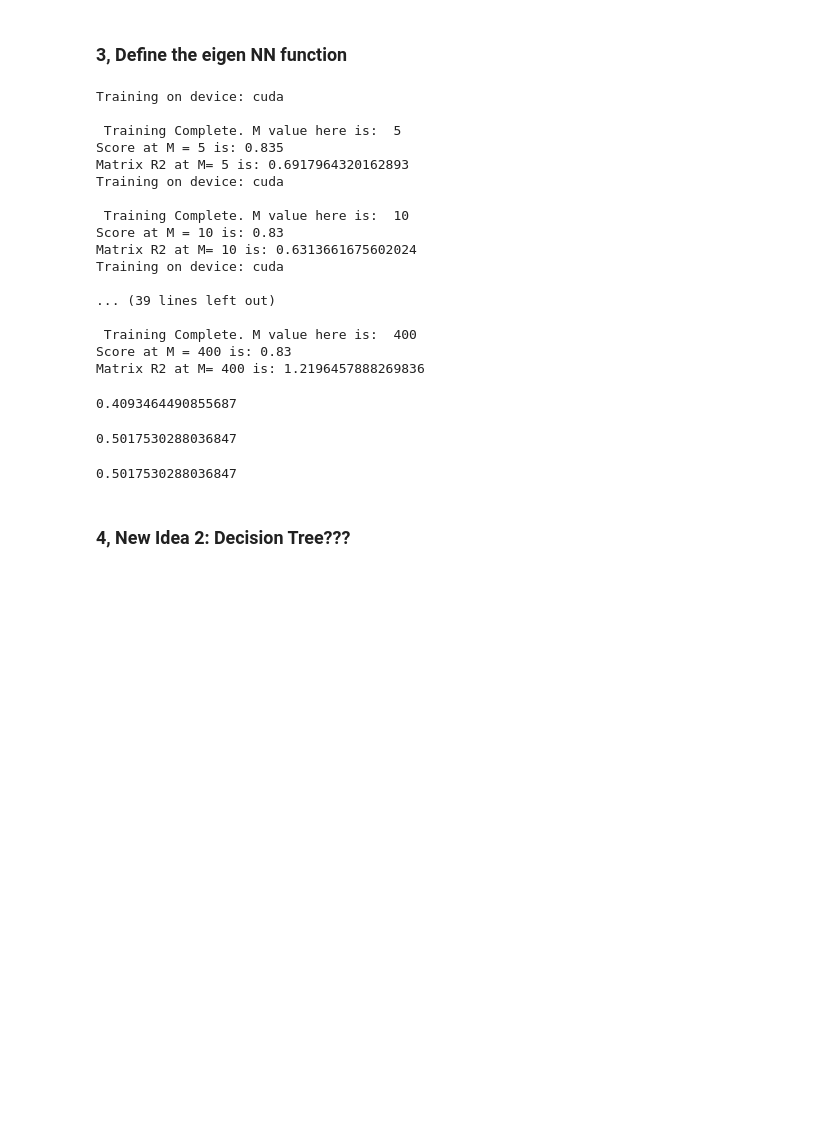
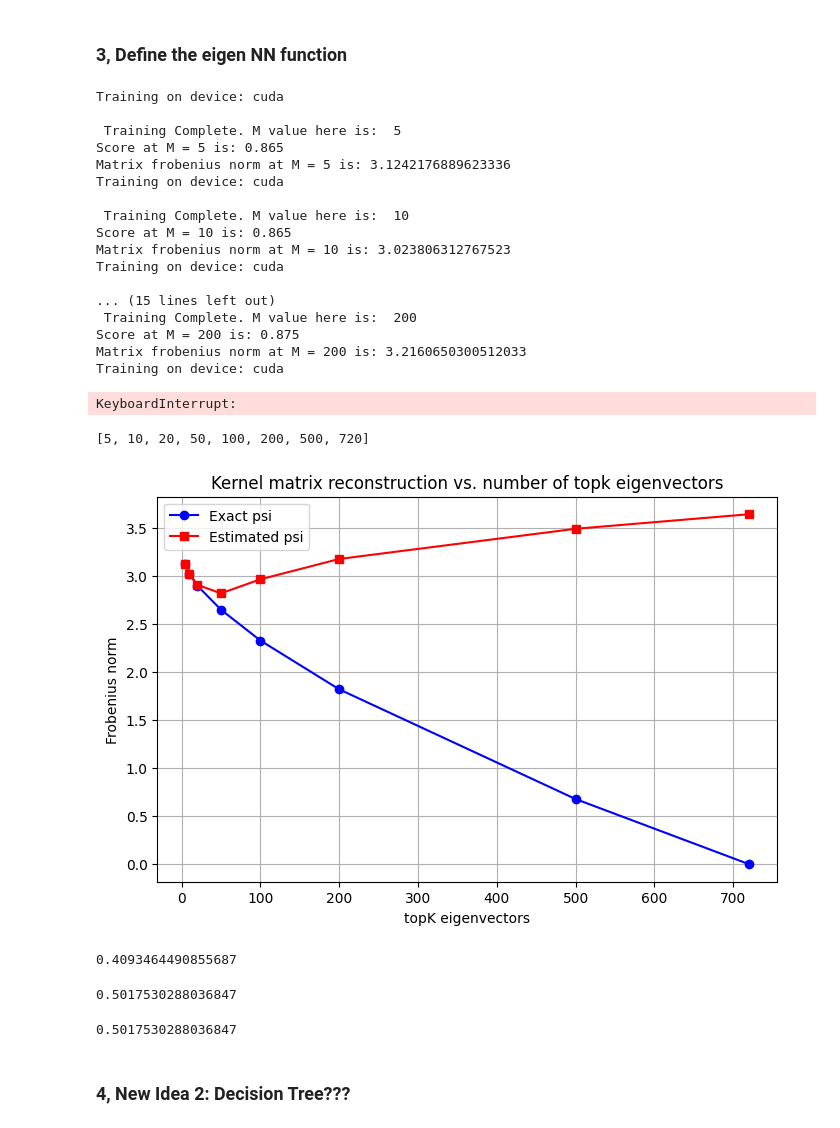
Before and after one commit to binhducvu/Soft-Decision-Tree, a Jupyter notebook: new_idea.ipynb, the cells around one changed output. Saved outputs shown, nothing was run; the diff lists cells and outputs as text; code cells hidden in the pictures; blank space fills up the shorter version.

```diff
--- a/new_idea.ipynb
+++ b/new_idea.ipynb
@@ -184,13 +185,14 @@ class eigenNN(nn.Module):
 lr = 1e-3
 batch_size = 64
 epochs = 100
-input_dim = 50
+input_dim = 100
 use_cuda = True
 # %%
 M_vector = [5, 10, 20, 40, 60, 80, 100, 150, 200, 300, 400]
+M_vector = [5, 10, 20, 50, 100, 200, 500, 720]
 M_scores = []
-K_corr = []
-K_test = new_adjacency(skrf, X_test, metadata)
+A_corr = []
+A_test = new_adjacency(skrf, X_test, metadata)
 A_new = new_adjacency(skrf, X_val, metadata)
 for M in M_vector:
     output_dim = M
@@ -228,7 +230,7 @@ for M in M_vector:
         train_loader,
         val_loader,
         optimizer,
-        int(epochs * np.log(M)/2),
+        int(epochs * np.log(M/2)),
         lambda_vec
     )
 
@@ -239,41 +241,68 @@ for M in M_vector:
         output = tree(X_test_t).T
 
     K_estimate = (c @ output.cpu().numpy()).T
-    K_truncated = np.maximum(K_estimate, 0)
-    row_sums = K_truncated.sum(axis=1, keepdims=True)
+    K_estimate = np.maximum(K_estimate, 0)
+    row_sums = K_estimate.sum(axis=1, keepdims=True)
     row_sums[row_sums == 0] = 1
-    K_normalized = K_truncated / row_sums
+    K_estimate = K_estimate / row_sums
 
     #K_normalized = sparsemax(K_estimate)
-    results = K_normalized @ y_train
+    results = K_estimate @ y_train
     results[results > 0.5] = 1
     results[results < 0.5] = 0
-    # accuracy_score(results, y_test)
+
     # score = r2_score(results, y_test)
     score = accuracy_score(results, y_test)
-    K_score = np.linalg.norm(K_estimate - K_test, 'fro')
+
+    X_train_t = torch.tensor(X_train.values, dtype=torch.float32).to(device)
+    with torch.no_grad():
+        output_train = tree(X_train_t).T
+    A_estimate = (c @ output_train.cpu().numpy()).T
+    A_score = np.linalg.norm(A_estimate - A, 'fro')
     M_scores.append(score)
-    K_corr.append(K_score)
+    A_corr.append(A_score)
     print('Score at M =', M, 'is:', score)
-    print('Matrix R2 at M=', M, 'is:', K_score)
+    print('Matrix frobenius norm at M =', M, 'is:', A_score)
 # %% [output]
 Training on device: cuda
 
  Training Complete. M value here is:  5
-Score at M = 5 is: 0.835
-Matrix R2 at M= 5 is: 0.6917964320162893
+Score at M = 5 is: 0.865
+Matrix frobenius norm at M = 5 is: 3.1242176889623336
 Training on device: cuda
 
  Training Complete. M value here is:  10
-Score at M = 10 is: 0.83
-Matrix R2 at M= 10 is: 0.6313661675602024
+Score at M = 10 is: 0.865
+Matrix frobenius norm at M = 10 is: 3.023806312767523
 Training on device: cuda
 
-... (39 lines left out)
-
- Training Complete. M value here is:  400
-Score at M = 400 is: 0.83
-Matrix R2 at M= 400 is: 1.2196457888269836
+... (15 lines left out)
+ Training Complete. M value here is:  200
+Score at M = 200 is: 0.875
+Matrix frobenius norm at M = 200 is: 3.2160650300512033
+Training on device: cuda
+KeyboardInterrupt:
+# %%
+M_vector
+# %% [output]
+[5, 10, 20, 50, 100, 200, 500, 720]
+# %%
+# Create the plot
+plt.figure(figsize=(8, 5))
+plt.plot(M_vector, A_scores, marker='o', label='Exact psi', color='blue')
+plt.plot(M_vector, A_corr, marker='s', label='Estimated psi', color='red')
+
+# Labels and title
+plt.xlabel('topK eigenvectors')
+plt.ylabel('Frobenius norm')
+plt.title('Kernel matrix reconstruction vs. number of topk eigenvectors')
+plt.legend()
+plt.grid(True)
+
+# Show the plot
+plt.show()
+# %% [output]
+[figure, added]
 # %%
 def softmax_temperature(X, T=1.0):
     exp_X = np.exp(X / T)
```
Also changed, not shown: parts of 5 cells of this notebook.
